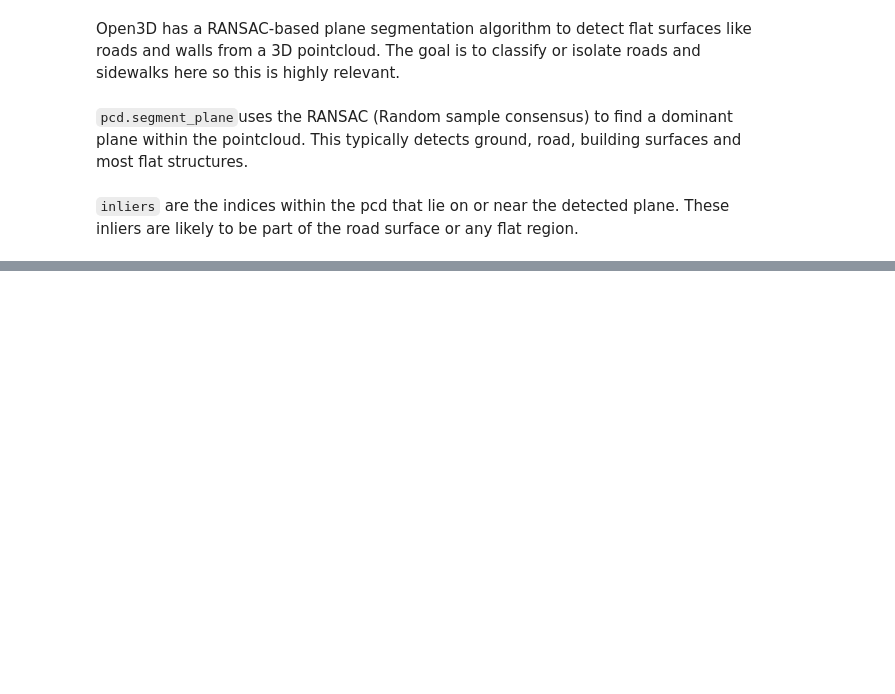
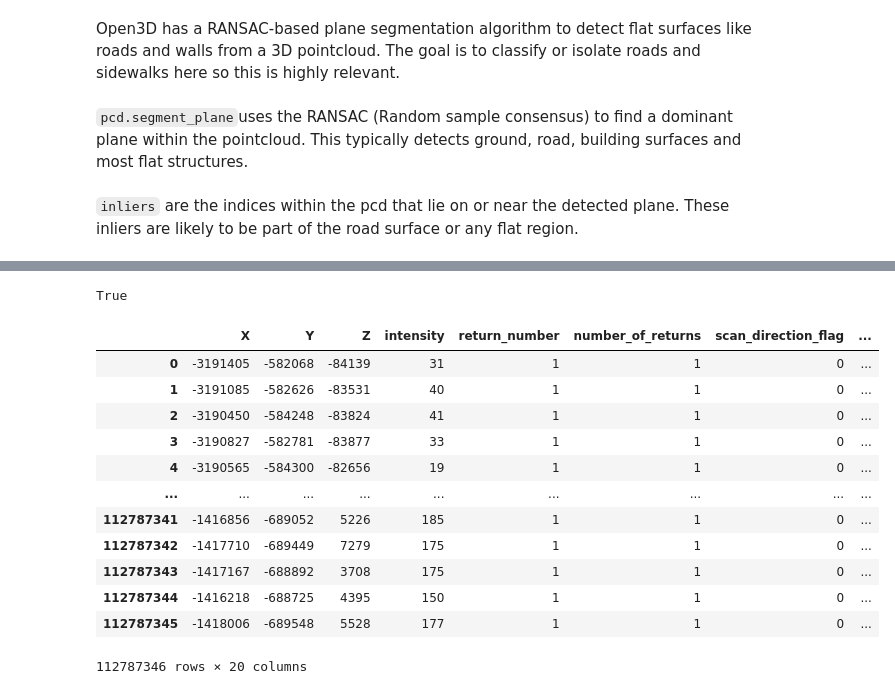
Before and after one commit to jammy-data/lidar_sidewalks, a Jupyter notebook: Notebooks/0 Data exploration.ipynb, the cells around one changed output, grey strips where cells are left out. Cells and saved outputs as stored; diff of their text form; code cells hidden in the pictures; blank space fills up the shorter version.

```diff
--- a/Notebooks/0 Data exploration.ipynb
+++ b/Notebooks/0 Data exploration.ipynb
@@ -166,0 +167,19 @@ RuntimeError: [Open3D Error] (std::tuple<Eigen::Vector4d, std::vector<size_t>> o
+# %%
+from dotenv import load_dotenv
+import json
+from upath import UPath
+import os
+# Load environment variables from .env file if it exists
+load_dotenv()
+# %% [output]
+True
+# %%
+
+B2D_DIR = UPath(os.getenv("DATA_DIR_FSSPEC_URI"),
+                 base_url= os.getenv("DATA_DIR_FSSPEC_BASE_URL"),
+                 auth=(os.getenv("DATA_DIR_FSSPEC_USER"),
+                       os.getenv("DATA_DIR_FSSPEC_PASS"))
+                    )
+# %%
+with (B2D_DIR / "bologna.laz").open("rb") as f:
+    las = laspy.read(f)
@@ -166,0 +188,21 @@ RuntimeError: [Open3D Error] (std::tuple<Eigen::Vector4d, std::vector<size_t>> o
+# %%
+import pandas as pd
+# Preview point data
+dims = list(las.point_format.dimension_names)
+df = pd.DataFrame({dim: np.asarray(getattr(las, dim)) for dim in dims})
+
+df
+# %% [output]
+|  | X | Y | Z | intensity | return_number | number_of_returns | scan_direction_flag | ... |
+| 0 | -3191405 | -582068 | -84139 | 31 | 1 | 1 | 0 | ... |
+| 1 | -3191085 | -582626 | -83531 | 40 | 1 | 1 | 0 | ... |
+| 2 | -3190450 | -584248 | -83824 | 41 | 1 | 1 | 0 | ... |
+| 3 | -3190827 | -582781 | -83877 | 33 | 1 | 1 | 0 | ... |
+| 4 | -3190565 | -584300 | -82656 | 19 | 1 | 1 | 0 | ... |
+| ... | ... | ... | ... | ... | ... | ... | ... | ... |
+| 112787341 | -1416856 | -689052 | 5226 | 185 | 1 | 1 | 0 | ... |
+| 112787342 | -1417710 | -689449 | 7279 | 175 | 1 | 1 | 0 | ... |
+| 112787343 | -1417167 | -688892 | 3708 | 175 | 1 | 1 | 0 | ... |
+| 112787344 | -1416218 | -688725 | 4395 | 150 | 1 | 1 | 0 | ... |
+| 112787345 | -1418006 | -689548 | 5528 | 177 | 1 | 1 | 0 | ... |
+112787346 rows × 20 columns
```
Also changed, not shown: parts of 2 cells of this notebook, 5 other files.
